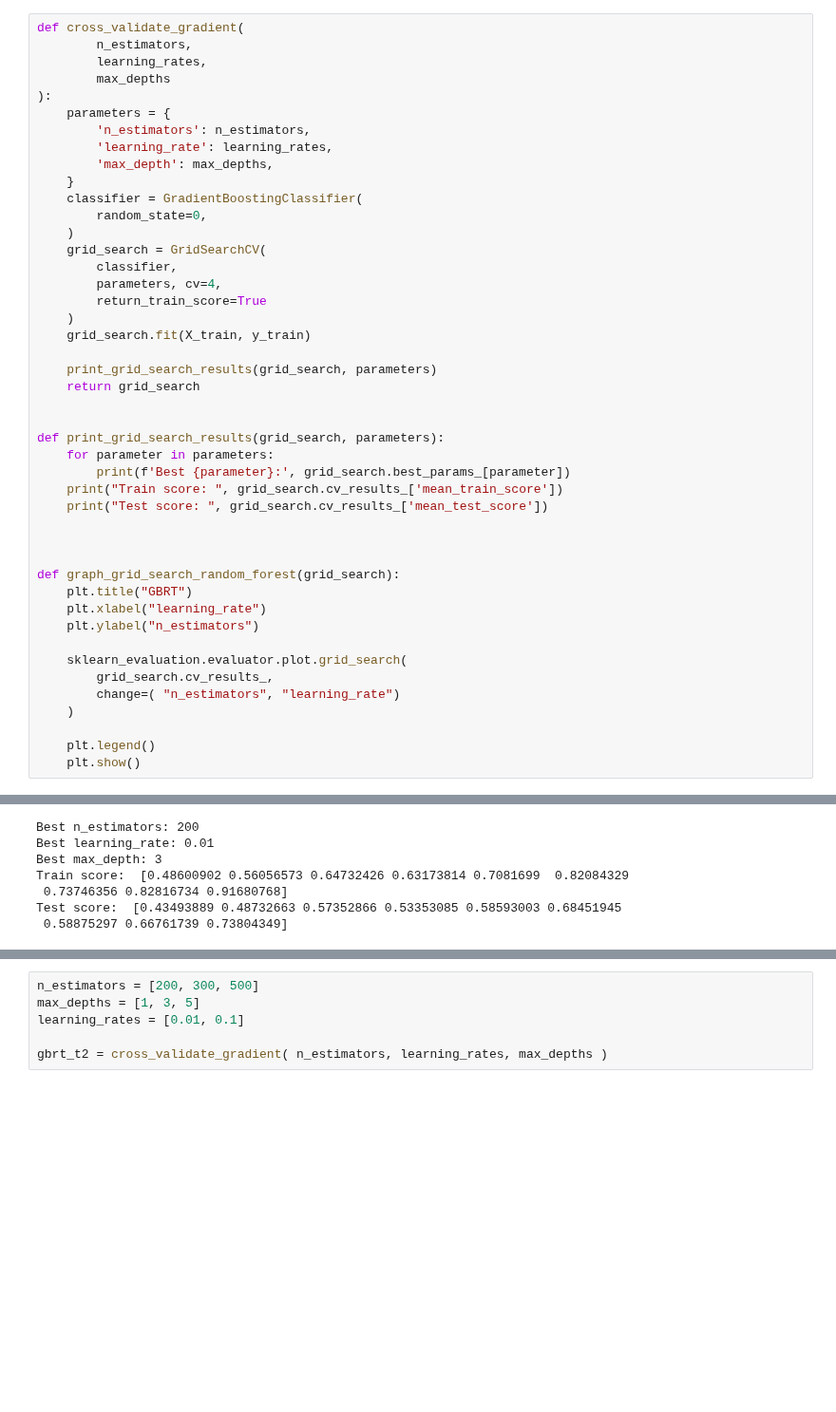
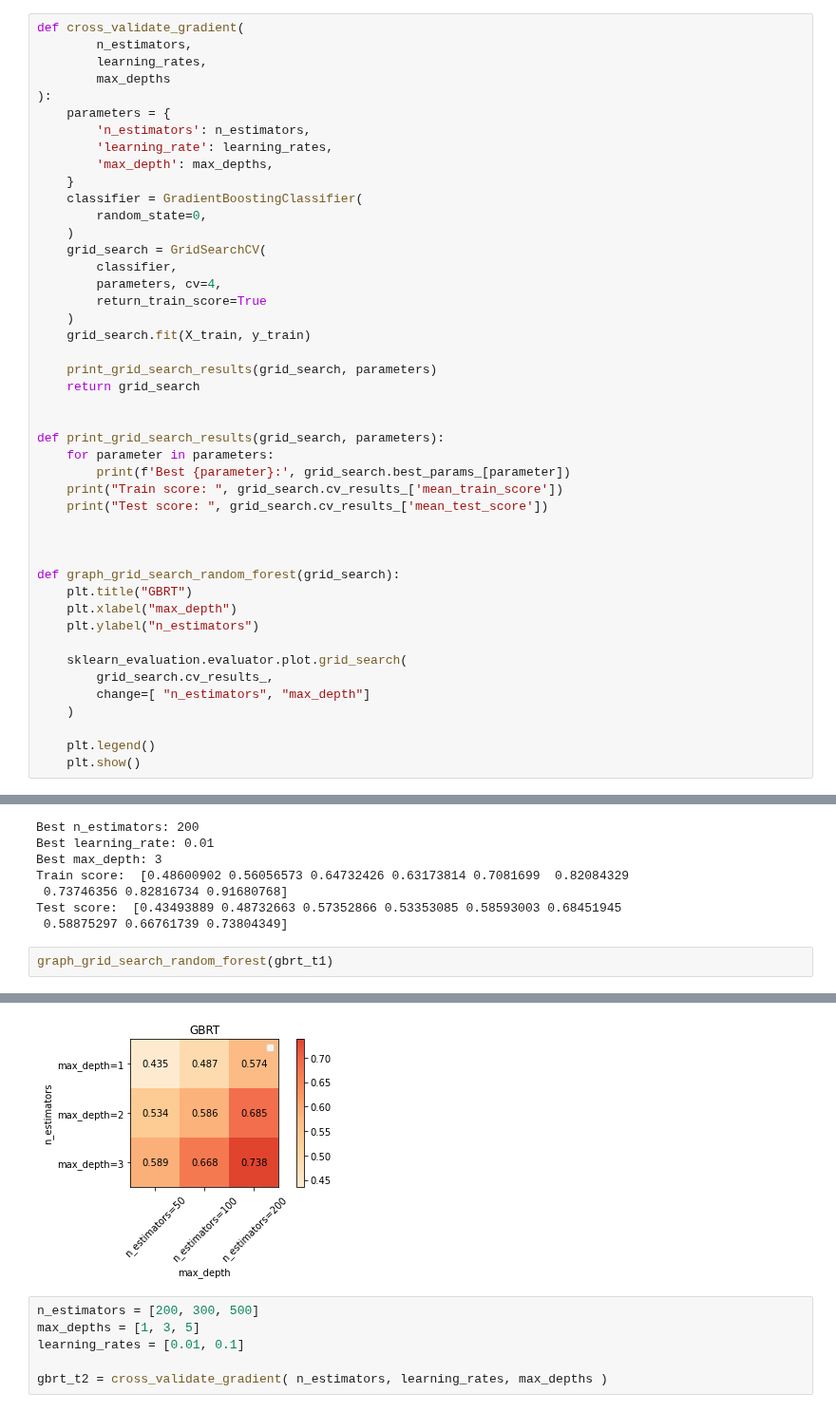
Before and after one commit to jasonmrimer/cse590-machine-learning, a Jupyter notebook: final-project/classifiers/gbrt.ipynb, the cells around one changed output, grey strips where cells are left out. Shown at 95% size. Saved outputs shown, nothing was run; the diff lists cells and outputs as text; blank space fills up the shorter version.

```diff
--- a/final-project/classifiers/gbrt.ipynb
+++ b/final-project/classifiers/gbrt.ipynb
@@ -53,12 +53,12 @@ def print_grid_search_results(grid_search, parameters):
 
 def graph_grid_search_random_forest(grid_search):
     plt.title("GBRT")
-    plt.xlabel("learning_rate")
+    plt.xlabel("max_depth")
     plt.ylabel("n_estimators")
 
     sklearn_evaluation.evaluator.plot.grid_search(
         grid_search.cv_results_,
-        change=( "n_estimators", "learning_rate")
+        change=[ "n_estimators", "max_depth"]
     )
 
     plt.legend()
@@ -77,3 +77,6 @@ Train score:  [0.48600902 0.56056573 0.64732426 0.63173814 0.7081699  0.82084329
  0.73746356 0.82816734 0.91680768]
 Test score:  [0.43493889 0.48732663 0.57352866 0.53353085 0.58593003 0.68451945
  0.58875297 0.66761739 0.73804349]
+# %%
+graph_grid_search_random_forest(gbrt_t1)
+# %% [output]
@@ -80,3 +84,4 @@ Test score:  [0.43493889 0.48732663 0.57352866 0.53353085 0.58593003 0.68451945
+[figure, added]
 # %%
 n_estimators = [200, 300, 500]
 max_depths = [1, 3, 5]
```
Also changed, not shown: parts of 3 cells of this notebook, 7 other files.
